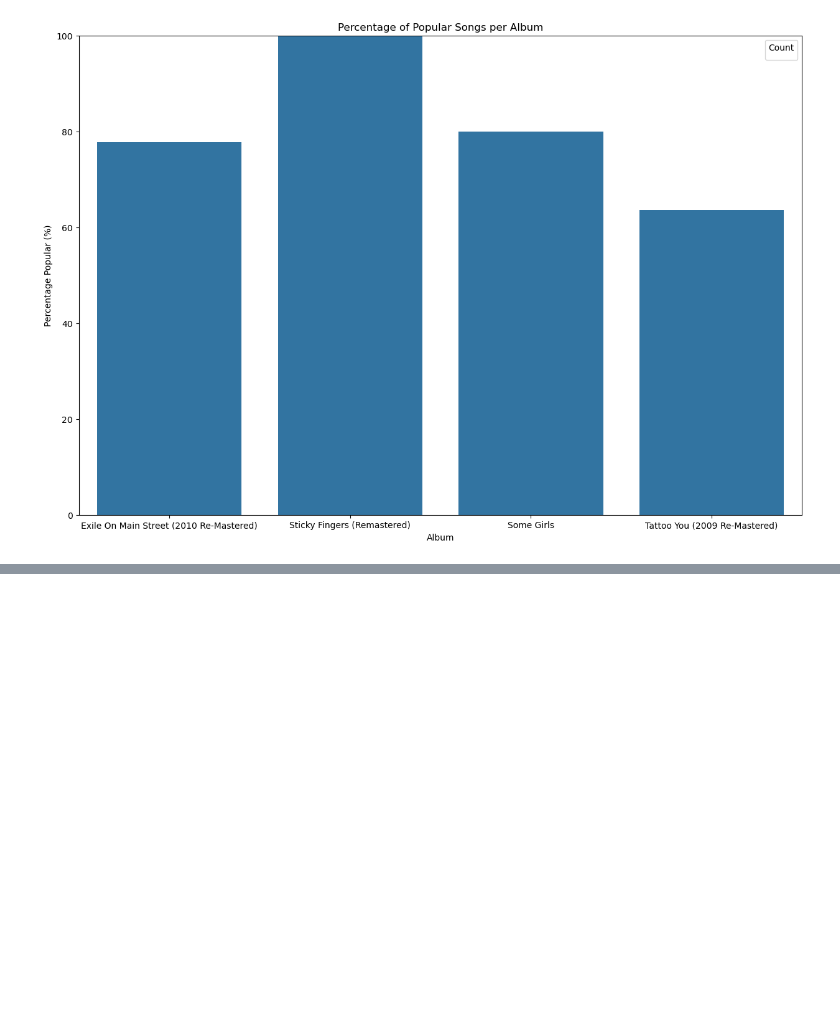
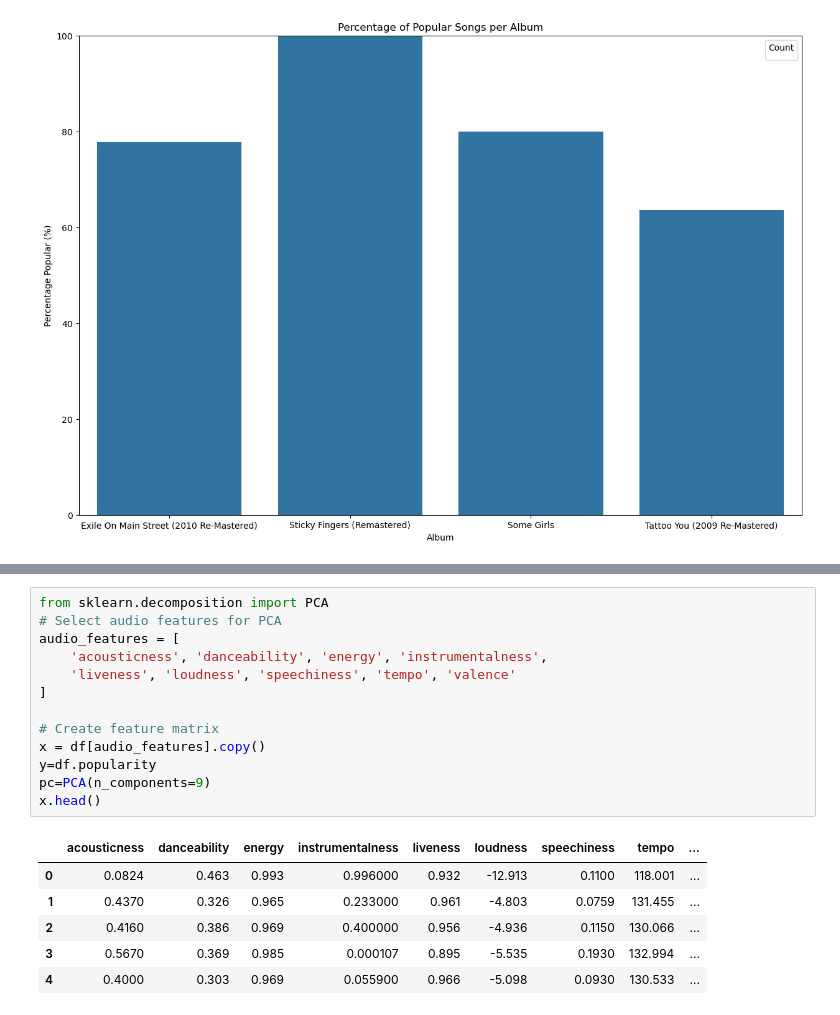
Before and after one commit to ankurgoyal9/aiml, a Jupyter notebook: 02 Machine Learning/Project/Cohort of Songs/Cohort of Songs.ipynb, the cells around one changed output, grey strips where cells are left out. Cells and saved outputs as stored; diff of their text form; blank space fills up the shorter version.

```diff
--- a/02 Machine Learning/Project/Cohort of Songs/Cohort of Songs.ipynb
+++ b/02 Machine Learning/Project/Cohort of Songs/Cohort of Songs.ipynb
@@ -106,0 +311,20 @@ plt.show()
+# %%
+from sklearn.decomposition import PCA
+# Select audio features for PCA
+audio_features = [
+    'acousticness', 'danceability', 'energy', 'instrumentalness',
+    'liveness', 'loudness', 'speechiness', 'tempo', 'valence'
+]
+
+# Create feature matrix
+x = df[audio_features].copy()
+y=df.popularity
+pc=PCA(n_components=9)
+x.head()
+# %% [output]
+|  | acousticness | danceability | energy | instrumentalness | liveness | loudness | speechiness | tempo | ... |
+| 0 | 0.0824 | 0.463 | 0.993 | 0.996000 | 0.932 | -12.913 | 0.1100 | 118.001 | ... |
+| 1 | 0.4370 | 0.326 | 0.965 | 0.233000 | 0.961 | -4.803 | 0.0759 | 131.455 | ... |
+| 2 | 0.4160 | 0.386 | 0.969 | 0.400000 | 0.956 | -4.936 | 0.1150 | 130.066 | ... |
+| 3 | 0.5670 | 0.369 | 0.985 | 0.000107 | 0.895 | -5.535 | 0.1930 | 132.994 | ... |
+| 4 | 0.4000 | 0.303 | 0.969 | 0.055900 | 0.966 | -5.098 | 0.0930 | 130.533 | ... |
```
Also changed, not shown: parts of 16 cells of this notebook, 5 other files.
